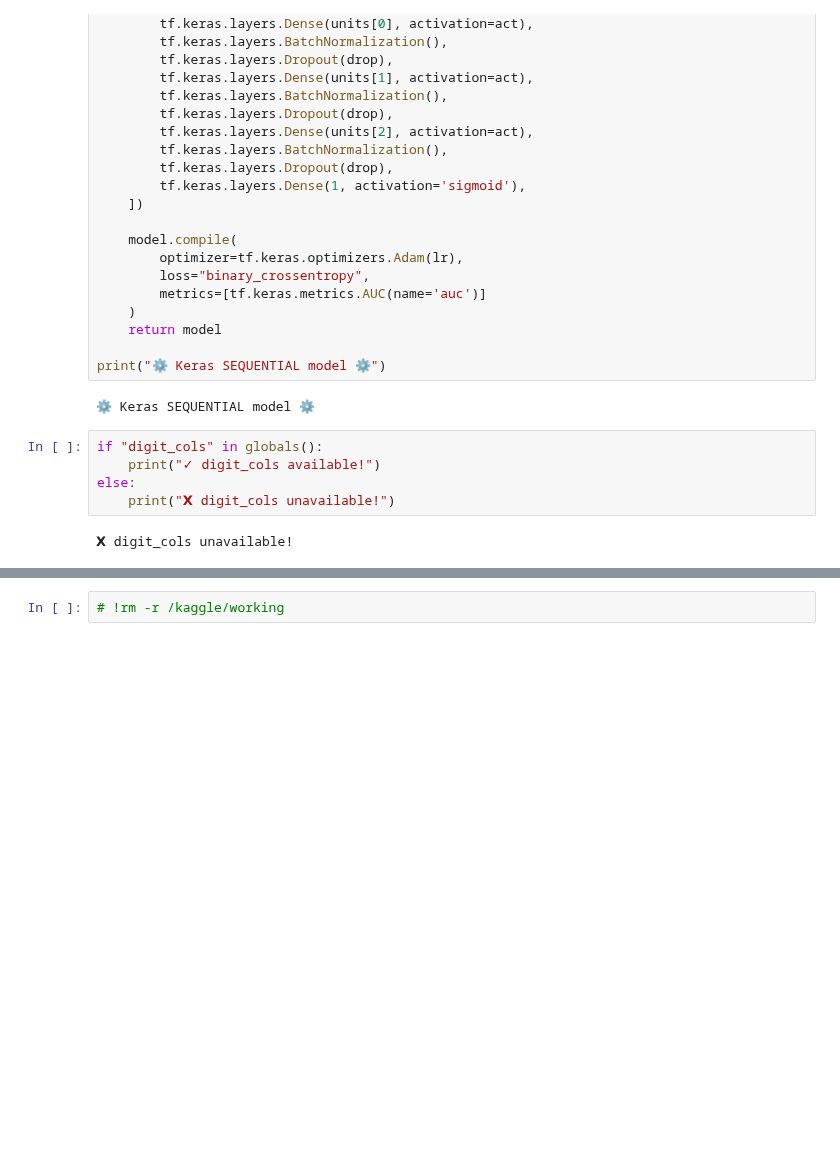
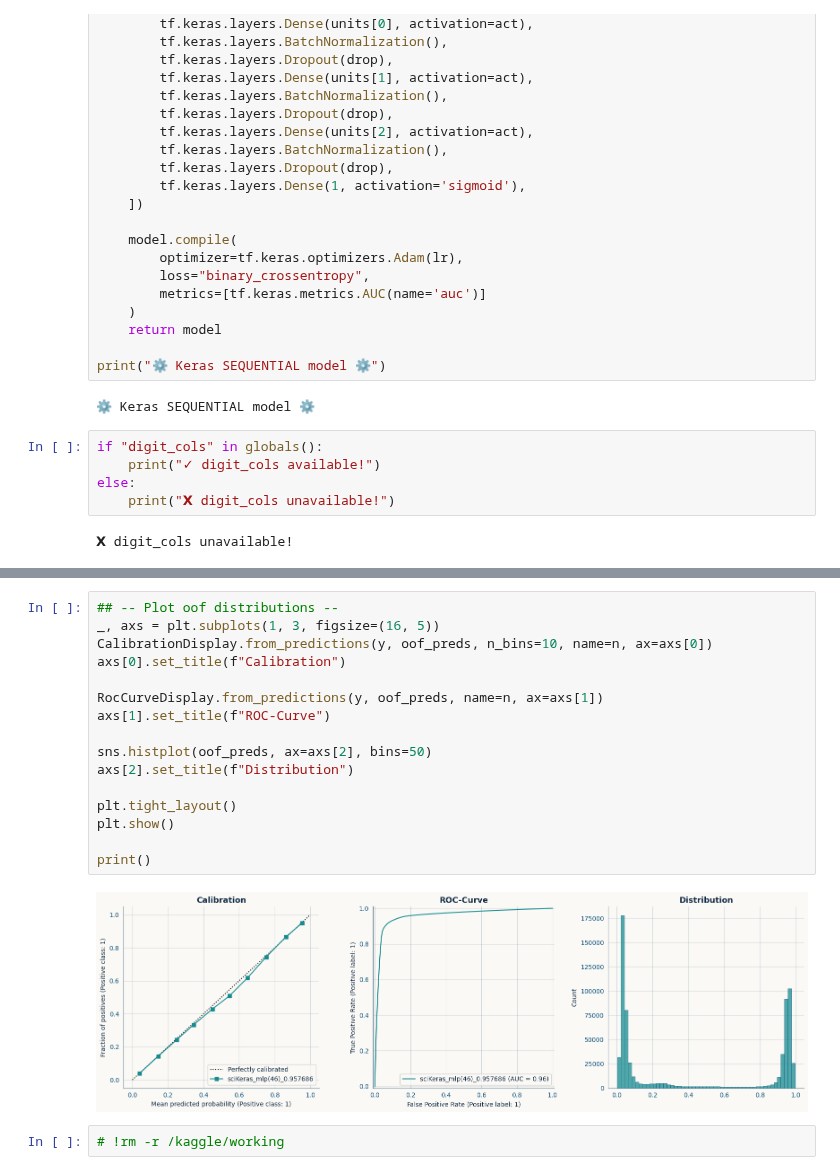
Before and after one commit to coded-sly/PS6E10-Airline-Satisfaction, a Jupyter notebook: ps6e10-scikeras-fe-mlp-airline.ipynb, the cells around one changed output, grey strips where cells are left out. Saved outputs shown, nothing was run; the diff lists cells and outputs as text; blank space fills up the shorter version.

```diff
--- a/ps6e10-scikeras-fe-mlp-airline.ipynb
+++ b/ps6e10-scikeras-fe-mlp-airline.ipynb
@@ -974,3 +987,21 @@ submit
 299844 rows × 2 columns
+# %%
+## -- Plot oof distributions --
+_, axs = plt.subplots(1, 3, figsize=(16, 5))
+CalibrationDisplay.from_predictions(y, oof_preds, n_bins=10, name=n, ax=axs[0])
+axs[0].set_title(f"Calibration")
+
+RocCurveDisplay.from_predictions(y, oof_preds, name=n, ax=axs[1])
+axs[1].set_title(f"ROC-Curve")
+
+sns.histplot(oof_preds, ax=axs[2], bins=50)
+axs[2].set_title(f"Distribution")
+
+plt.tight_layout()
+plt.show()
+
+print()
+# %% [output]
+[figure, added]
 # %%
 # !rm -r /kaggle/working
```
Also changed, not shown: parts of 9 cells of this notebook.
